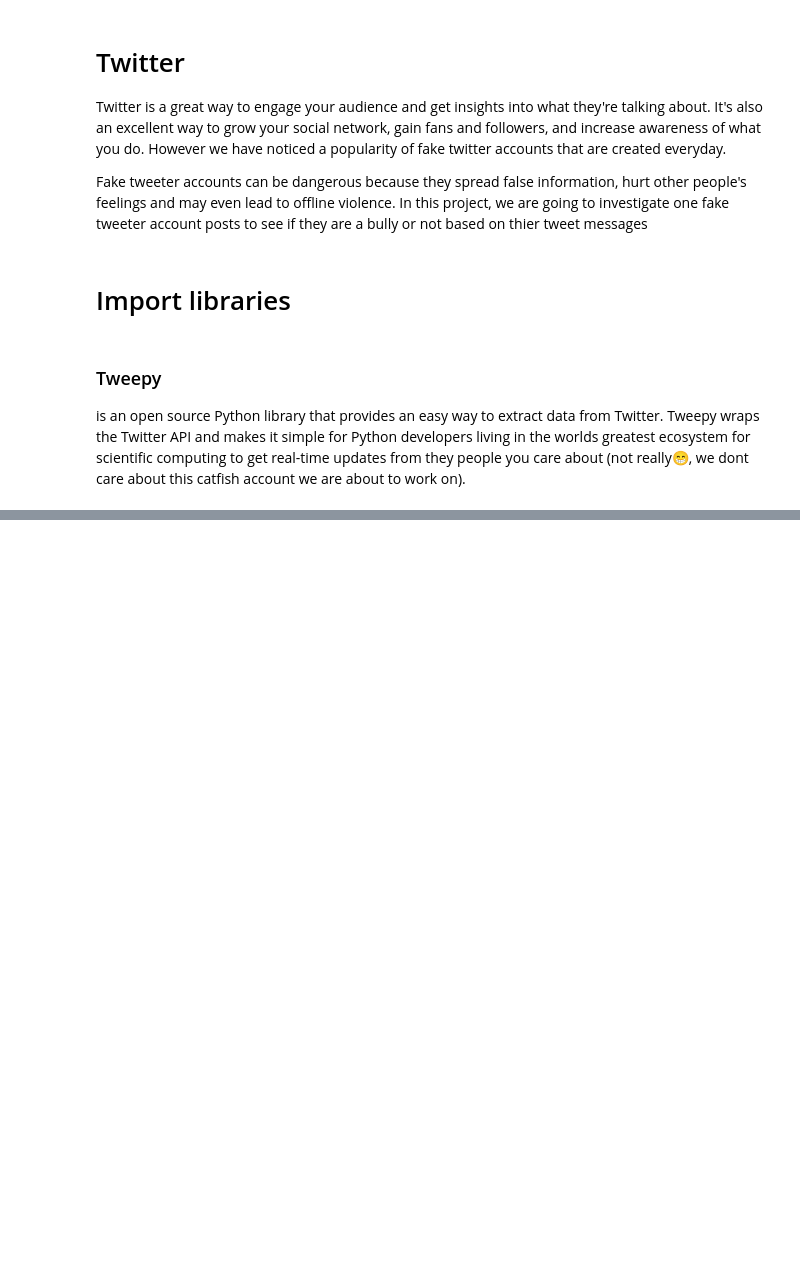
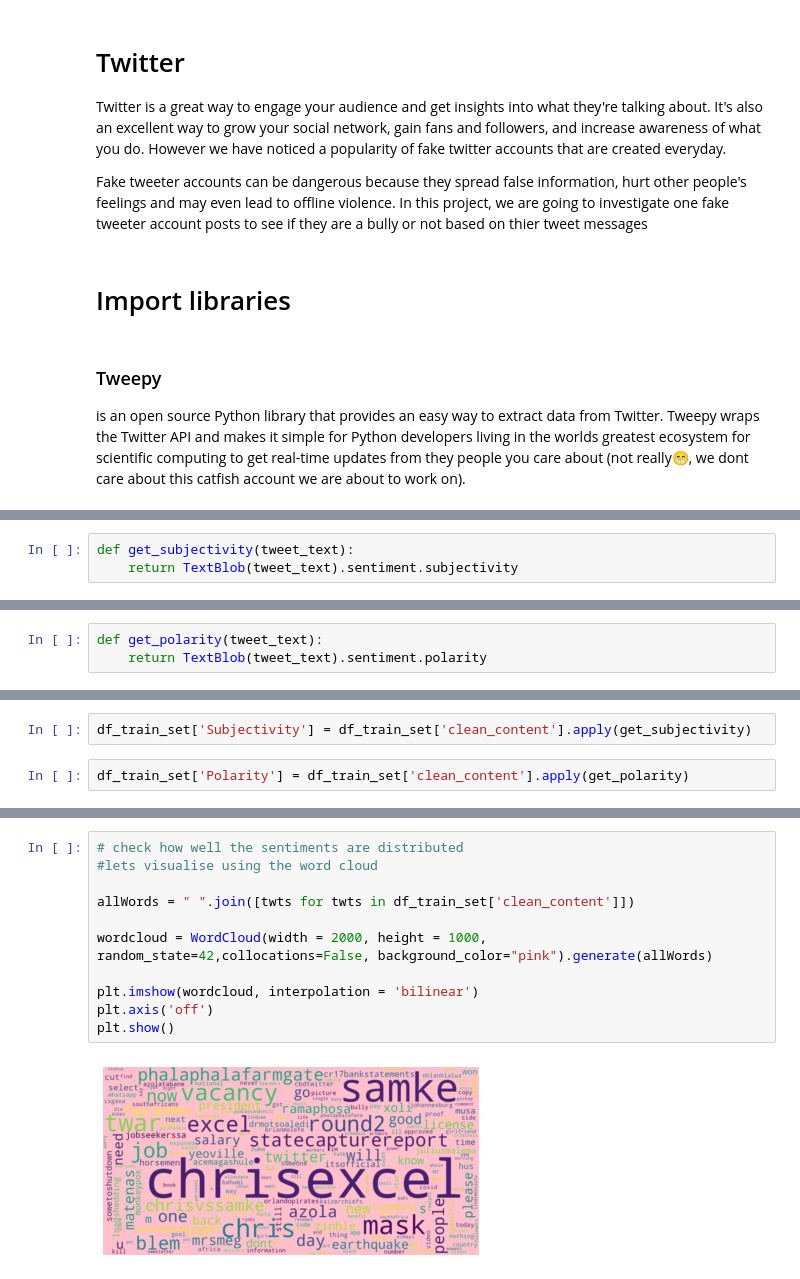
Before and after one commit to kusanele/Twitter_catfish_account_sentiment_analysis, a Jupyter notebook: tweet.ipynb, the cells around one changed output, grey strips where cells are left out. Drawn from its saved outputs; the diff is of its cells as text; blank space fills up the shorter version.

Commit message:
added the EDA
more visuals were added to explain data. i also looked at more features of the dataset , i noted that more cleaning needs to be done

```diff
--- a/tweet.ipynb
+++ b/tweet.ipynb
@@ -54,0 +171,3 @@ EmptyDataError: No columns to parse from file
+# %%
+def get_subjectivity(tweet_text):
+    return TextBlob(tweet_text).sentiment.subjectivity
@@ -54,0 +176,3 @@ EmptyDataError: No columns to parse from file
+# %%
+def get_polarity(tweet_text):
+    return TextBlob(tweet_text).sentiment.polarity
@@ -54,0 +181,4 @@ EmptyDataError: No columns to parse from file
+# %%
+df_train_set['Subjectivity'] = df_train_set['clean_content'].apply(get_subjectivity)
+# %%
+df_train_set['Polarity'] = df_train_set['clean_content'].apply(get_polarity)
@@ -54,0 +194,13 @@ EmptyDataError: No columns to parse from file
+# %%
+# check how well the sentiments are distributed
+#lets visualise using the word cloud
+
+allWords = " ".join([twts for twts in df_train_set['clean_content']])
+
+wordcloud = WordCloud(width = 2000, height = 1000, random_state=42,collocations=False, background_color="pink").generate(allWords)
+
+plt.imshow(wordcloud, interpolation = 'bilinear')
+plt.axis('off')
+plt.show()
+# %% [output]
+[figure, added]
```
Also changed, not shown: parts of 32 cells of this notebook.
